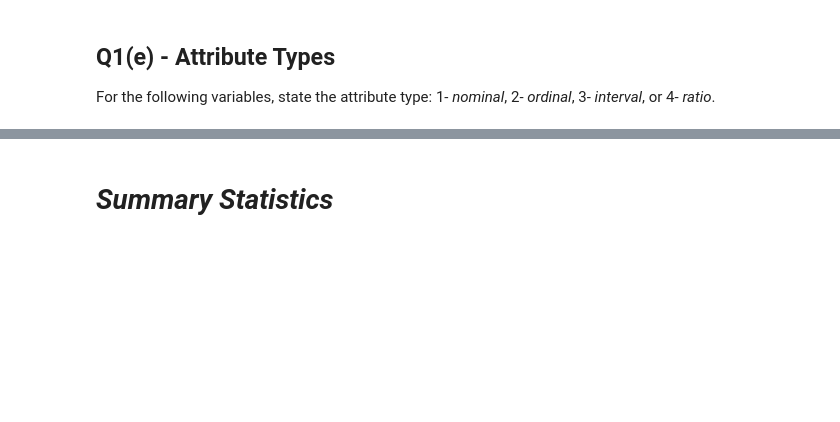
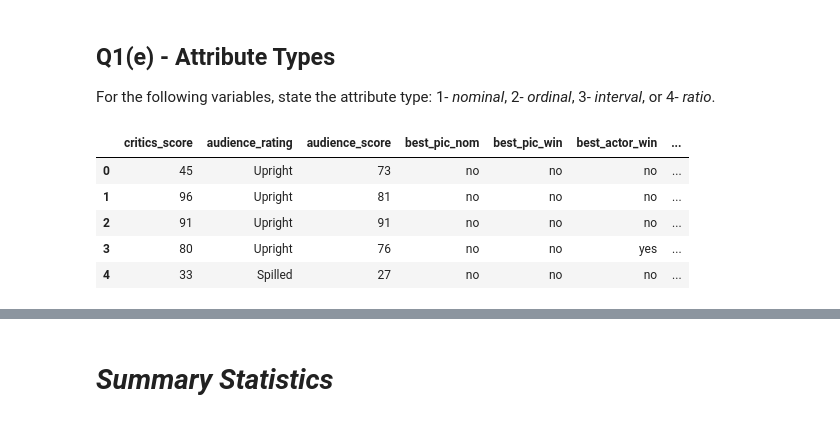
Before and after one commit to zecerman/CS4821, a Jupyter notebook: a2-4821.ipynb, the cells around one changed output, grey strips where cells are left out. Drawn from its saved outputs; the diff is of its cells as text; code cells hidden in the pictures; blank space fills up the shorter version.

```diff
--- a/a2-4821.ipynb
+++ b/a2-4821.ipynb
@@ -187,6 +202,6 @@ Save the resulting DataFrame in the `movies` variable.
 #   "dvd_rel_day", and all varaibles including and after "best_pic_nom"
 # For other missing values, remove the sample that contains the missing value.
 
-movies = ...
-
+movies = movies[movies['runtime'].isnull() == False]
+# Per the above description, you want me to drop ONLY rows where 'runtime' is missing
 movies.shape
@@ -208,2 +227,11 @@ type_best_pic_win = ...
+# %%
+movies.iloc[:,np.arange(15,25)].head()
+# %% [output]
+|  | critics_score | audience_rating | audience_score | best_pic_nom | best_pic_win | best_actor_win | ... |
+| 0 | 45 | Upright | 73 | no | no | no | ... |
+| 1 | 96 | Upright | 81 | no | no | no | ... |
+| 2 | 91 | Upright | 91 | no | no | no | ... |
+| 3 | 80 | Upright | 76 | no | no | yes | ... |
+| 4 | 33 | Spilled | 27 | no | no | no | ... |
 # %%
 grader.check("q1e")
```
Also changed, not shown: parts of 11 cells of this notebook.
